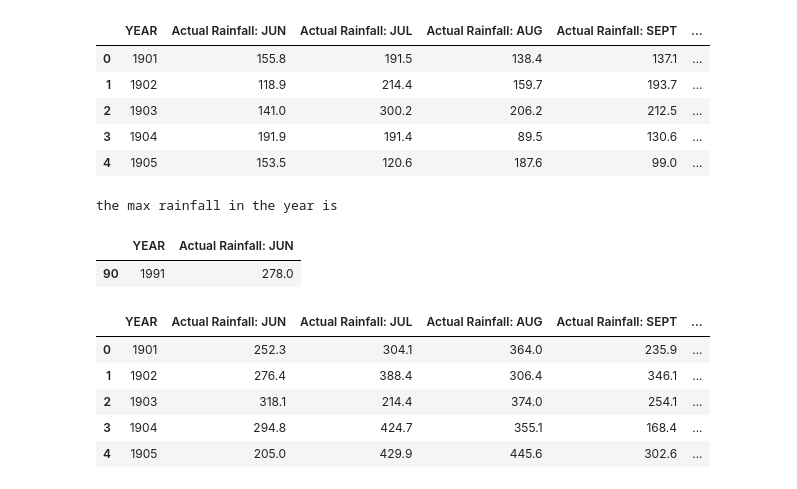
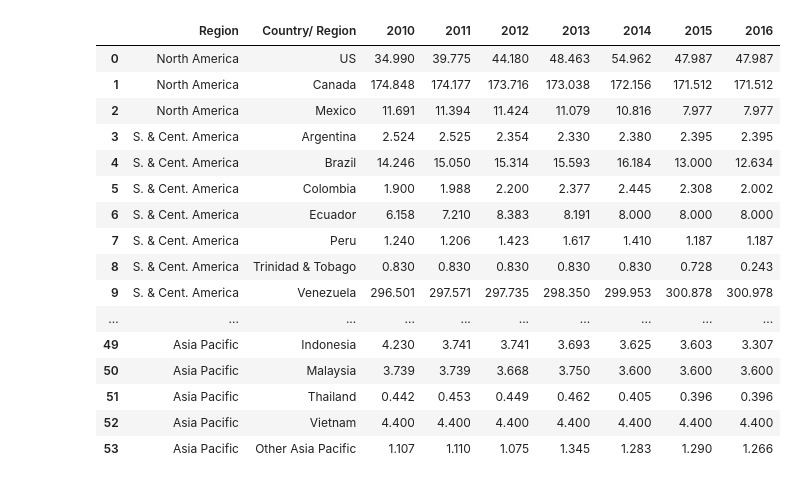
Before and after one commit to PoojaDP-23/data-visualization, a Jupyter notebook: Untitled.ipynb, the cells around one changed output. Drawn from its saved outputs; the diff is of its cells as text; code cells hidden in the pictures.

```diff
--- a/Untitled.ipynb
+++ b/Untitled.ipynb
@@ -1,36 +1,29 @@
 # %%
+
+
+import pandas as pd
 import numpy as np
-import pandas as pd
 from pandas import DataFrame
-dataframe=pd.read_csv('south_pen-India_rainfall_act_dep_1901_2016.csv')
-dataframe=dataframe.applymap(lambda x:x.strip() if isinstance(x,str) else x)
-dataframe.head()
+import matplotlib.pyplot as plt
+df1=pd.read_csv('oil_reserves.csv')
+df1=df1.applymap(lambda x:x.strip() if isinstance(x,str) else x)
+df1.fillna(0,inplace=True)
+df1
 # %% [output]
-|  | YEAR | Actual Rainfall: JUN | Actual Rainfall: JUL | Actual Rainfall: AUG | Actual Rainfall: SEPT | ... |
-| 0 | 1901 | 155.8 | 191.5 | 138.4 | 137.1 | ... |
-| 1 | 1902 | 118.9 | 214.4 | 159.7 | 193.7 | ... |
-| 2 | 1903 | 141.0 | 300.2 | 206.2 | 212.5 | ... |
-| 3 | 1904 | 191.9 | 191.4 | 89.5 | 130.6 | ... |
-| 4 | 1905 | 153.5 | 120.6 | 187.6 | 99.0 | ... |
+|  | Region | Country/ Region | 2010 | 2011 | 2012 | 2013 | 2014 | 2015 | 2016 |
+| 0 | North America | US | 34.990 | 39.775 | 44.180 | 48.463 | 54.962 | 47.987 | 47.987 |
+| 1 | North America | Canada | 174.848 | 174.177 | 173.716 | 173.038 | 172.156 | 171.512 | 171.512 |
+| 2 | North America | Mexico | 11.691 | 11.394 | 11.424 | 11.079 | 10.816 | 7.977 | 7.977 |
+| 3 | S. & Cent. America | Argentina | 2.524 | 2.525 | 2.354 | 2.330 | 2.380 | 2.395 | 2.395 |
+| 4 | S. & Cent. America | Brazil | 14.246 | 15.050 | 15.314 | 15.593 | 16.184 | 13.000 | 12.634 |
+| 5 | S. & Cent. America | Colombia | 1.900 | 1.988 | 2.200 | 2.377 | 2.445 | 2.308 | 2.002 |
+| 6 | S. & Cent. America | Ecuador | 6.158 | 7.210 | 8.383 | 8.191 | 8.000 | 8.000 | 8.000 |
+| 7 | S. & Cent. America | Peru | 1.240 | 1.206 | 1.423 | 1.617 | 1.410 | 1.187 | 1.187 |
+| 8 | S. & Cent. America | Trinidad & Tobago | 0.830 | 0.830 | 0.830 | 0.830 | 0.830 | 0.728 | 0.243 |
+| 9 | S. & Cent. America | Venezuela | 296.501 | 297.571 | 297.735 | 298.350 | 299.953 | 300.878 | 300.978 |
+| ... | ... | ... | ... | ... | ... | ... | ... | ... | ... |
+| 49 | Asia Pacific | Indonesia | 4.230 | 3.741 | 3.741 | 3.693 | 3.625 | 3.603 | 3.307 |
+| 50 | Asia Pacific | Malaysia | 3.739 | 3.739 | 3.668 | 3.750 | 3.600 | 3.600 | 3.600 |
+| 51 | Asia Pacific | Thailand | 0.442 | 0.453 | 0.449 | 0.462 | 0.405 | 0.396 | 0.396 |
+| 52 | Asia Pacific | Vietnam | 4.400 | 4.400 | 4.400 | 4.400 | 4.400 | 4.400 | 4.400 |
+| 53 | Asia Pacific | Other Asia Pacific | 1.107 | 1.110 | 1.075 | 1.345 | 1.283 | 1.290 | 1.266 |
-# %%
-print("the max rainfall in the year is")
-dataframe[dataframe['Actual Rainfall: JUN']==dataframe['Actual Rainfall: JUN'].max()][['YEAR','Actual Rainfall: JUN']]
-# %% [output]
-the max rainfall in the year is
-|  | YEAR | Actual Rainfall: JUN |
-| 90 | 1991 | 278.0 |
-# %%
-dataframe1=pd.read_csv('central-India_rainfall_act_dep_1901_2016.csv')
-dataframe2=pd.read_csv('ne-India_rainfall_act_dep_1901_2016.csv')
-dataframe3=pd.read_csv('nw-India_rainfall_act_dep_1901_2016.csv')
-dataframe1=dataframe1.applymap(lambda x:x.strip() if isinstance(x,str) else x)
-datframe2=dataframe2.applymap(lambda x:x.strip() if isinstance(x,str) else x)
-dataframe3=dataframe3.applymap(lambda x:x.strip() if isinstance(x,str) else x)
-dataframe2.head()
-# %% [output]
-|  | YEAR | Actual Rainfall: JUN | Actual Rainfall: JUL | Actual Rainfall: AUG | Actual Rainfall: SEPT | ... |
-| 0 | 1901 | 252.3 | 304.1 | 364.0 | 235.9 | ... |
-| 1 | 1902 | 276.4 | 388.4 | 306.4 | 346.1 | ... |
-| 2 | 1903 | 318.1 | 214.4 | 374.0 | 254.1 | ... |
-| 3 | 1904 | 294.8 | 424.7 | 355.1 | 168.4 | ... |
-| 4 | 1905 | 205.0 | 429.9 | 445.6 | 302.6 | ... |
```
Also changed, not shown: parts of 13 cells of this notebook, 1 other file.
